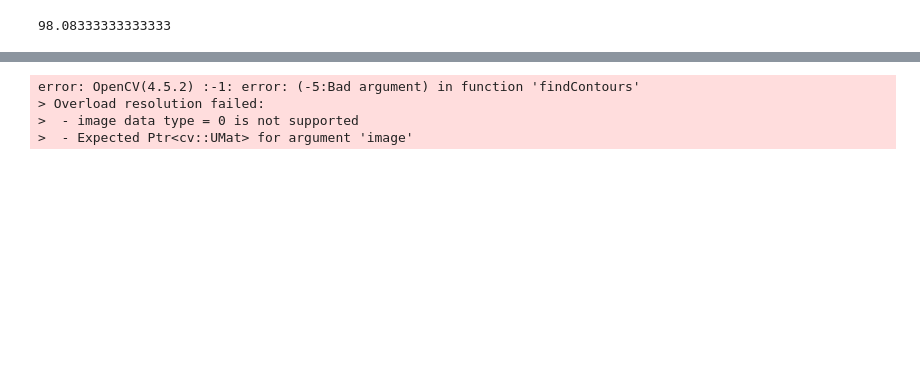
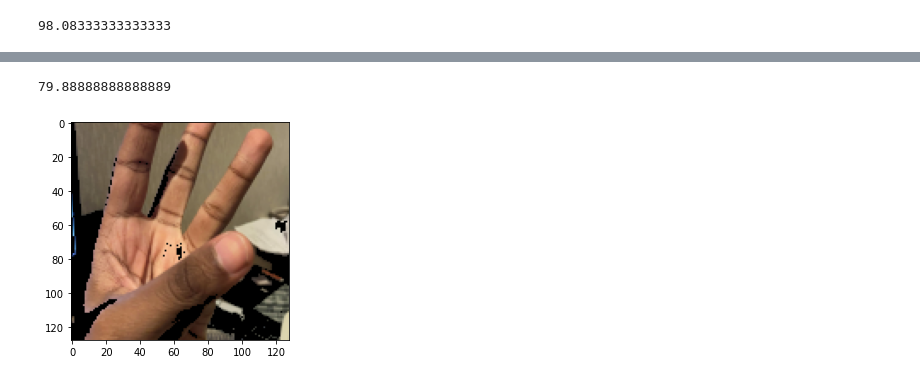
Before and after one commit to ThishenP/finger-counting, a Jupyter notebook: Untitled.ipynb, the cells around one changed output, grey strips where cells are left out. Saved outputs shown, nothing was run; the diff lists cells and outputs as text; code cells hidden in the pictures; blank space fills up the shorter version.

```diff
--- a/Untitled.ipynb
+++ b/Untitled.ipynb
@@ -66,12 +57,49 @@ plt.imshow(hand)
-# %%
-
-
-contours, hierarchy = cv.findContours(binary_hand, cv.RETR_TREE, cv.CHAIN_APPROX_SIMPLE)
-#
-
-defects = cv.convexityDefects(contour, hull)
-# %% [output]
-error: OpenCV(4.5.2) :-1: error: (-5:Bad argument) in function 'findContours'
-> Overload resolution failed:
->  - image data type = 0 is not supported
->  - Expected Ptr<cv::UMat> for argument 'image'
+# %%
+n = len(hands)
+
+right=0
+for i in range(n):
+    count = hull_method(hands[i])
+    if count == labels[i]:
+        right += 1
+print((right/n)*100)
+# %% [output]
+79.88888888888889
+# %%
+def show_hsv(f):
+    plt.imshow(cv.cvtColor(f, cv.COLOR_HSV2RGB))
+# %%
+def square_crop(f):
+    if f.shape[0] > f.shape[1]:
+        cut_size = int((f.shape[0] - f.shape[1])/2)
+        cropped = f[cut_size : cut_size + f.shape[1]]
+    return cropped
+# %%
+def find_skin_tone(f):
+    center = [int(f.shape[0]/2)+20,int(f.shape[1]/2)]
+    box = f[center[0]-5:center[0]+5,center[1]-5:center[1]+5]
+    flat = box.flatten()
+    im = np.reshape(flat,[int(len(flat)/3),3])
+    mean_hsv = im.mean(axis=0).astype(int)
+    return mean_hsv
+# %%
+hand = cv.imread('color/unnamed (1).jpg')
+cropped = square_crop(hand)
+small =  cv.resize(cropped,[128,128], interpolation = cv.INTER_AREA)
+hsv_hand =  cv.cvtColor(small, cv.COLOR_BGR2HSV)
+
+tone = find_skin_tone(hsv_hand)
+
+range_adder = np.array([100,100,100])
+start = tone - range_adder
+end =  tone + range_adder
+
+mask = cv.inRange(hsv_hand, start, end)
+
+result = cv.bitwise_and(hsv_hand, hsv_hand, mask=mask)
+show_hsv(result)
+#col_RGB = cv.cvtColor(col_BGR, cv.COLOR_BGR2RGB)
+#col_HSV = cv.cvtColor(col_BGR, cv.COLOR_BGR2HSV)
+#col_HSV = cv.resize(col_HSV, [128,128], interpolation = cv.INTER_AREA)
+# %% [output]
+[figure, added]
```
Also changed, not shown: parts of 13 cells of this notebook.
